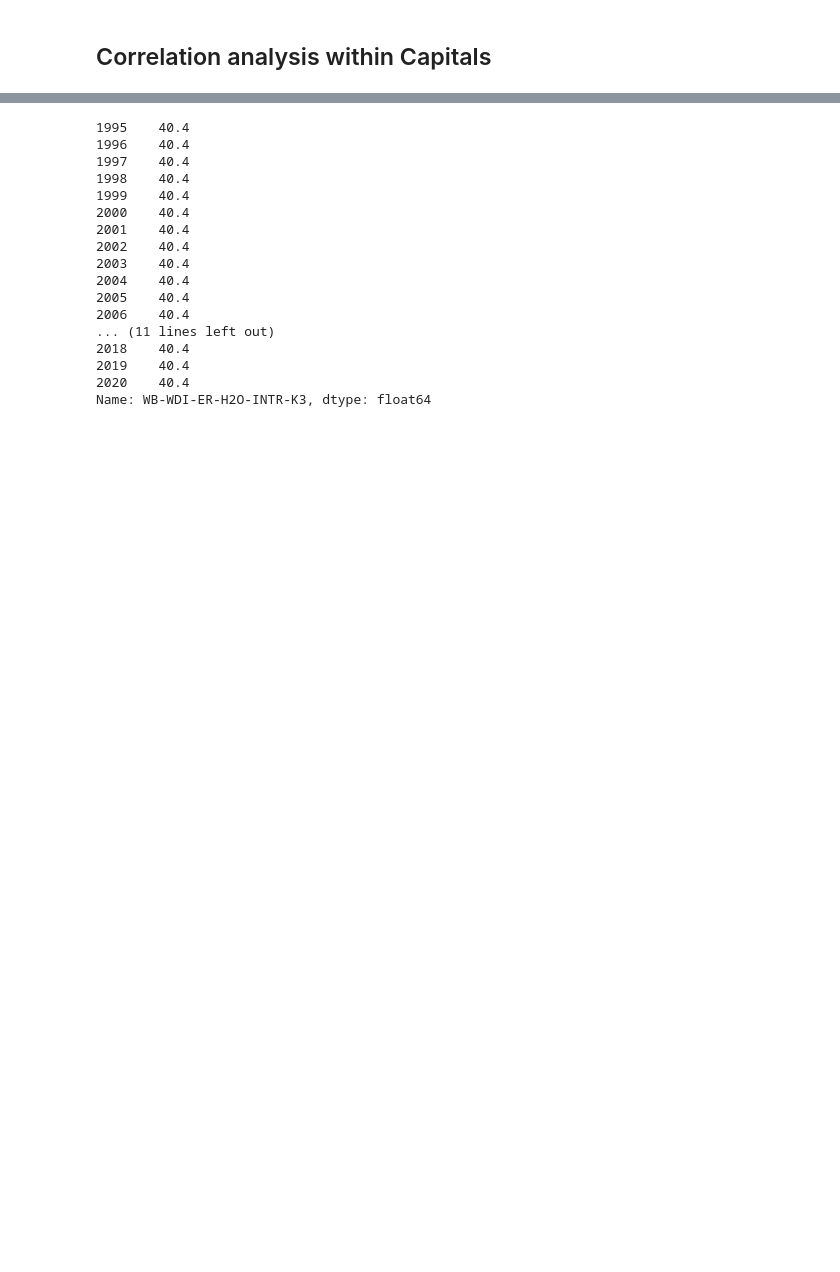
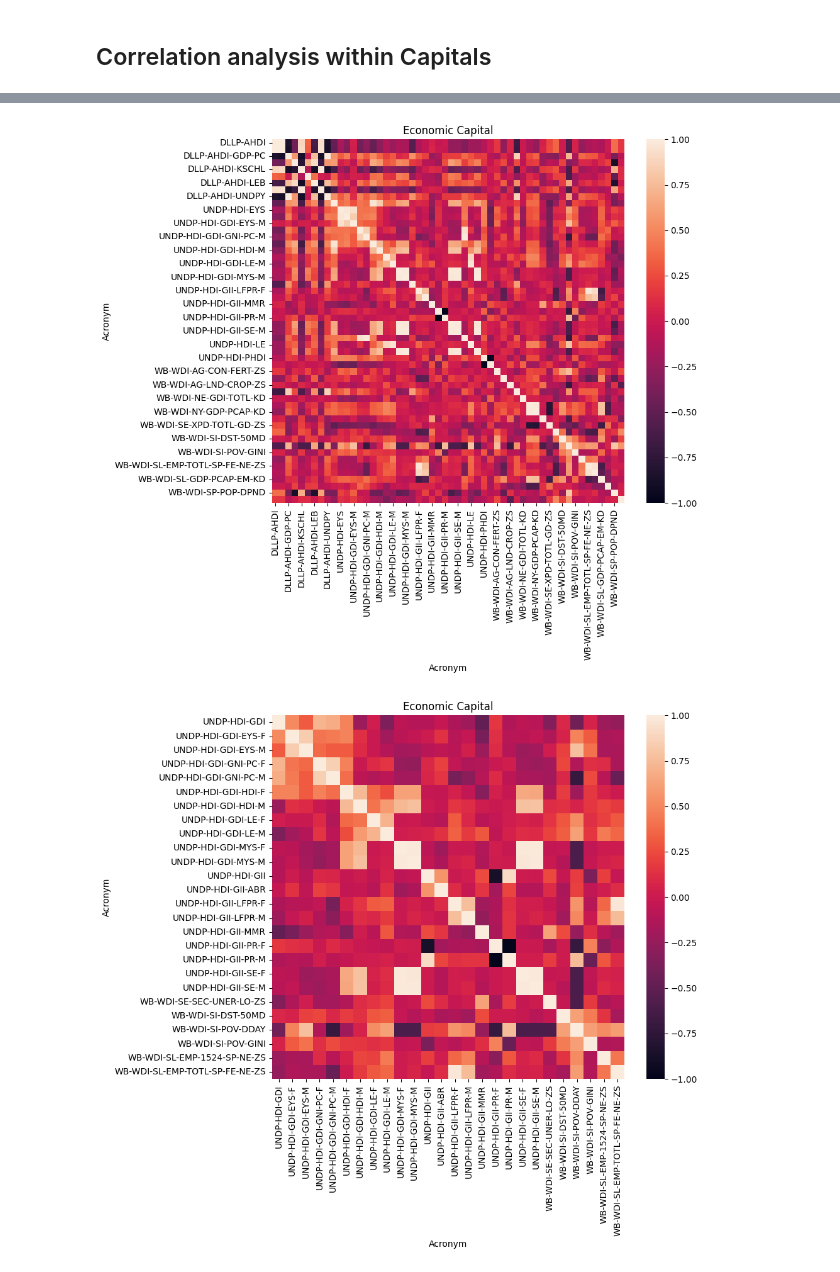
Before and after one commit to B-Lab-Switzerland/sipi-data-analysis, a Jupyter notebook: notebooks/Country_Level/correlation_analysis.ipynb, the cells around one changed output, grey strips where cells are left out. Drawn from its saved outputs; the diff is of its cells as text; code cells hidden in the pictures; blank space fills up the shorter version.

```diff
--- a/notebooks/Country_Level/correlation_analysis.ipynb
+++ b/notebooks/Country_Level/correlation_analysis.ipynb
@@ -248,13 +248,6 @@ n_metrics
+# %%
+for cap in four_capitals:
+    df = wise_capitals_ch_clean[cap].transpose()
+    wise_capitals_ch_clean[cap] = df.loc[:, (df != df.iloc[0]).any()]
 # %% [markdown]
 ## Correlation analysis within Capitals
-# %%
-corr_matrices = dict()
-
-for cap in four_capitals:
-    corr_matrices[cap] = wise_capitals_ch_clean[cap].transpose().corr()
-
-    fig, ax = plt.subplots(figsize=(10,9))
-    sns.heatmap(corr_matrices[cap], vmin=-1, vmax=1, ax=ax)
-    ax.set_title(cap + " Capital")
-    plt.tight_layout()
-    fig.savefig("./corrMat_" + cap + "Capital.pdf")
@@ -266,37 +253,0 @@ for cap in four_capitals:
-# %%
-wise_capitals_ch_clean["Natural"].loc["WB-WDI-ER-H2O-INTR-K3",:]
-# %% [output]
-1995    40.4
-1996    40.4
-1997    40.4
-1998    40.4
-1999    40.4
-2000    40.4
-2001    40.4
-2002    40.4
-2003    40.4
-2004    40.4
-2005    40.4
-2006    40.4
-... (11 lines left out)
-2018    40.4
-2019    40.4
-2020    40.4
-Name: WB-WDI-ER-H2O-INTR-K3, dtype: float64
-# %%
-# For each capital, filter which indices to keep and which ones to drop
-
-keepers = dict()
-droppers = dict()
-
-for cap in four_capitals:
-    indices = corr_matrices[cap].index
-    keepers[cap] = []
-    droppers[cap] = []
-    for (i1, i2) in combinations(indices,2):
-        keepers[cap].append(i1)
-        if np.abs(corr_matrices[cap].loc[i1,i2])>0.9:
-            droppers[cap].append(i2)
-
-    droppers[cap] = set(droppers[cap])
-    keepers[cap] = list(set(keepers[cap]) - droppers[cap])
@@ -302,0 +337,9 @@ for cap in four_capitals:
+# %%
+idx_name_map = {k: v for [k,v] in wise_db["Metrics Info"][["Acronym", "Metric Full Name"]].to_dict(orient="tight")["data"]}
+
+ca = CorrelationAnalysis(wise_capitals_ch_clean, name_map = idx_name_map)
+ca.compute_correlation()
+ca.plot_corr_heatmap(title_root="corrMat")
+# %% [output]
+[figure, added]
+[figure, added]
```
Also changed, not shown: parts of 30 cells of this notebook, 13 other files.
